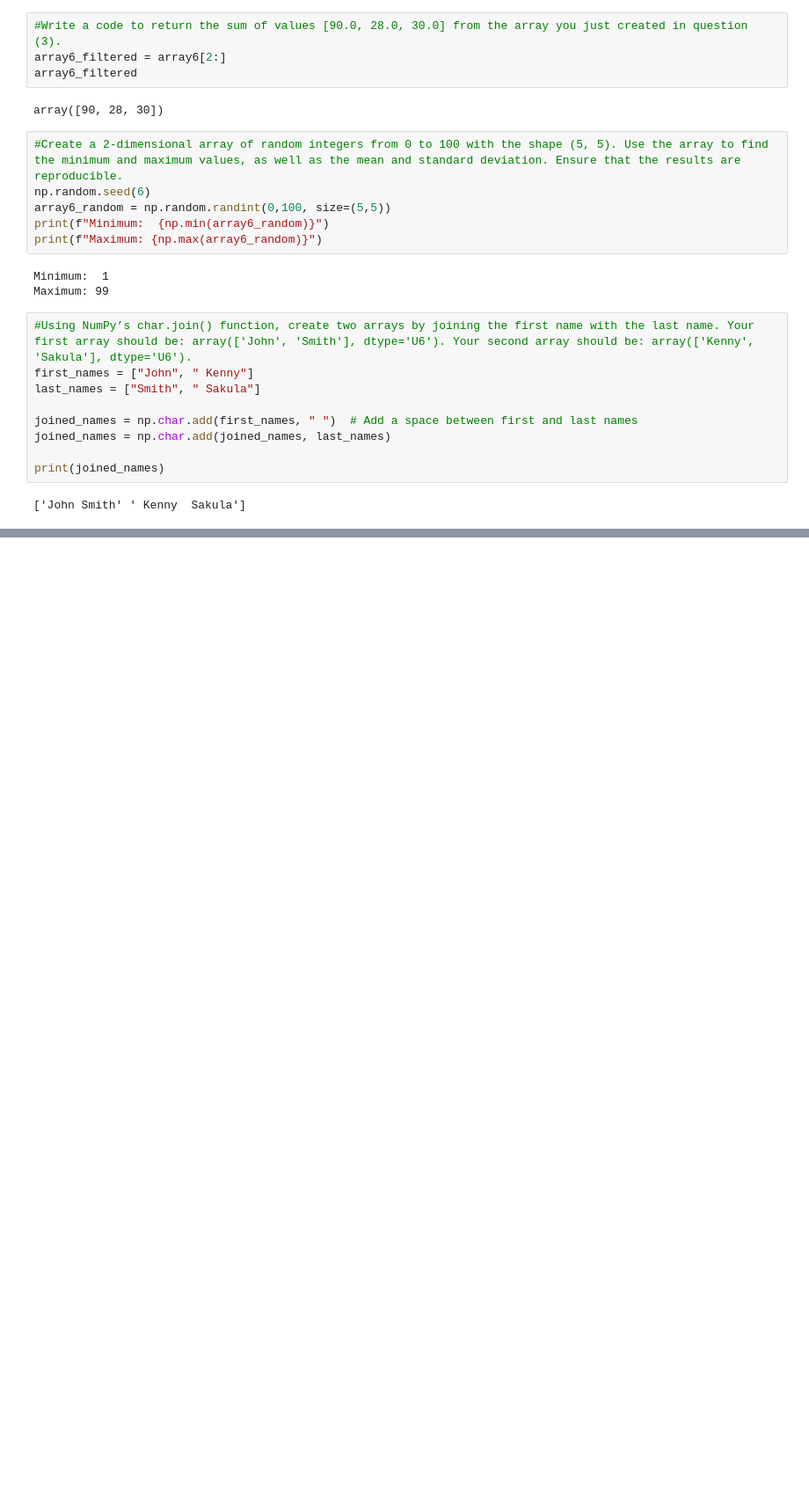
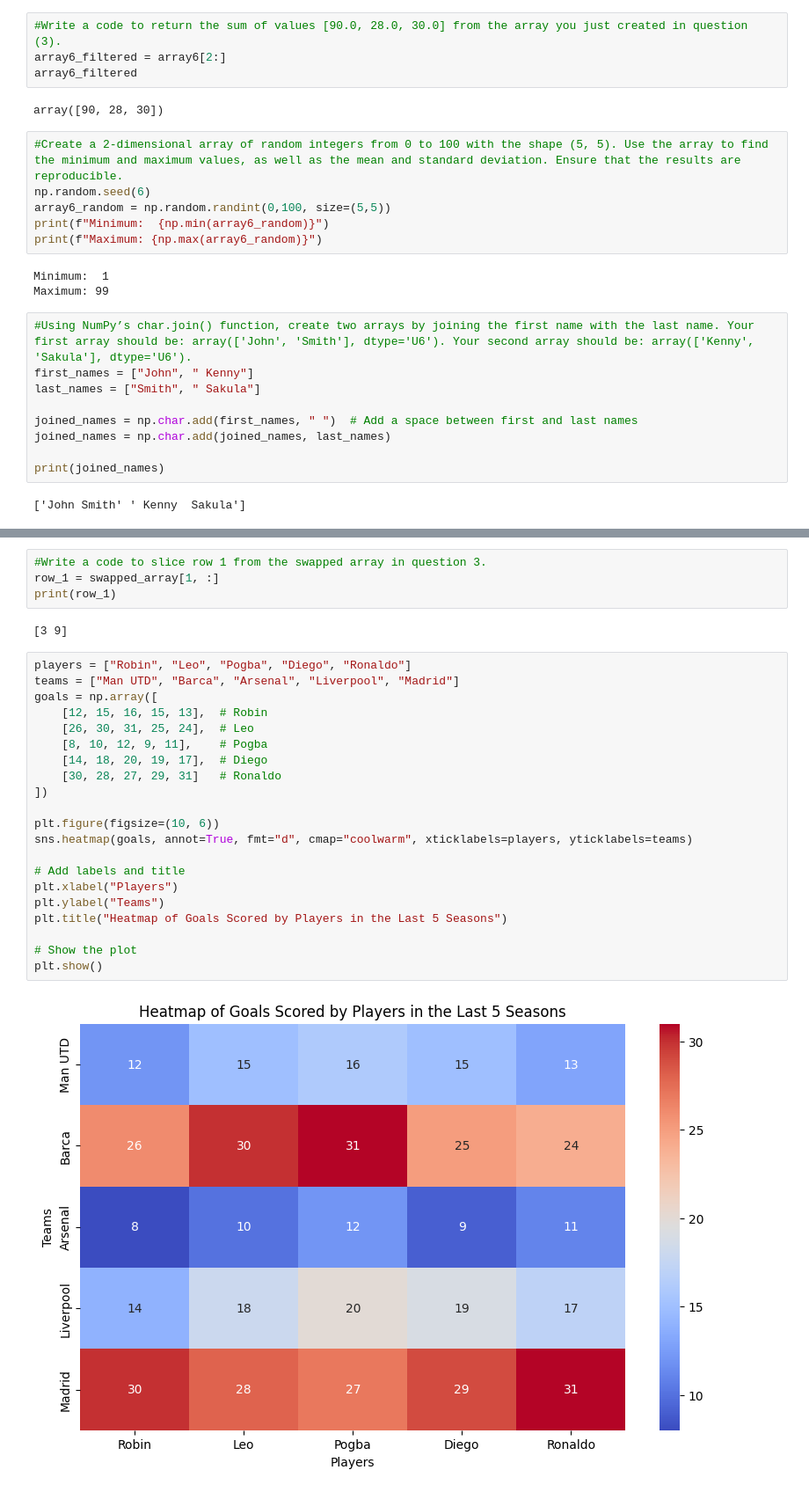
Before and after one commit to hectorherreraespinola/DataAnalys50DaysChallenge, a Jupyter notebook: 50DaysChallenge.ipynb, the cells around one changed output, grey strips where cells are left out. Shown at 88% size. Saved outputs shown, nothing was run; the diff lists cells and outputs as text; blank space fills up the shorter version.

```diff
--- a/50DaysChallenge.ipynb
+++ b/50DaysChallenge.ipynb
@@ -306,0 +345,29 @@ print(joined_names)
+# %%
+#Write a code to slice row 1 from the swapped array in question 3.
+row_1 = swapped_array[1, :]
+print(row_1)
+# %% [output]
+[3 9]
+# %%
+players = ["Robin", "Leo", "Pogba", "Diego", "Ronaldo"]
+teams = ["Man UTD", "Barca", "Arsenal", "Liverpool", "Madrid"]
+goals = np.array([
+    [12, 15, 16, 15, 13],  # Robin
+    [26, 30, 31, 25, 24],  # Leo
+    [8, 10, 12, 9, 11],    # Pogba
+    [14, 18, 20, 19, 17],  # Diego
+    [30, 28, 27, 29, 31]   # Ronaldo
+])
+
+plt.figure(figsize=(10, 6))
+sns.heatmap(goals, annot=True, fmt="d", cmap="coolwarm", xticklabels=players, yticklabels=teams)
+
+# Add labels and title
+plt.xlabel("Players")
+plt.ylabel("Teams")
+plt.title("Heatmap of Goals Scored by Players in the Last 5 Seasons")
+
+# Show the plot
+plt.show()
+# %% [output]
+[figure, added]
```
Also changed, not shown: parts of 5 cells of this notebook.
